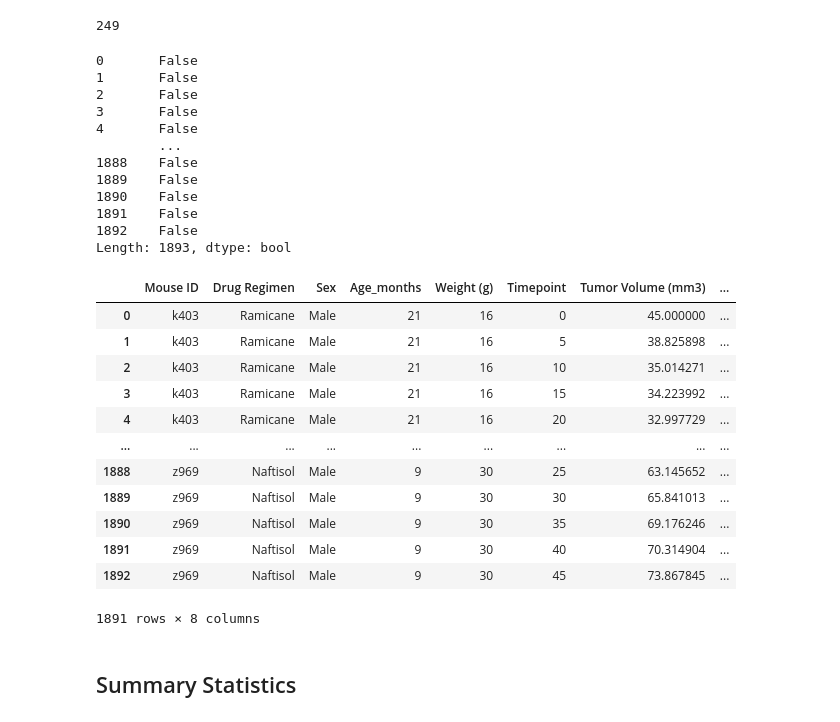
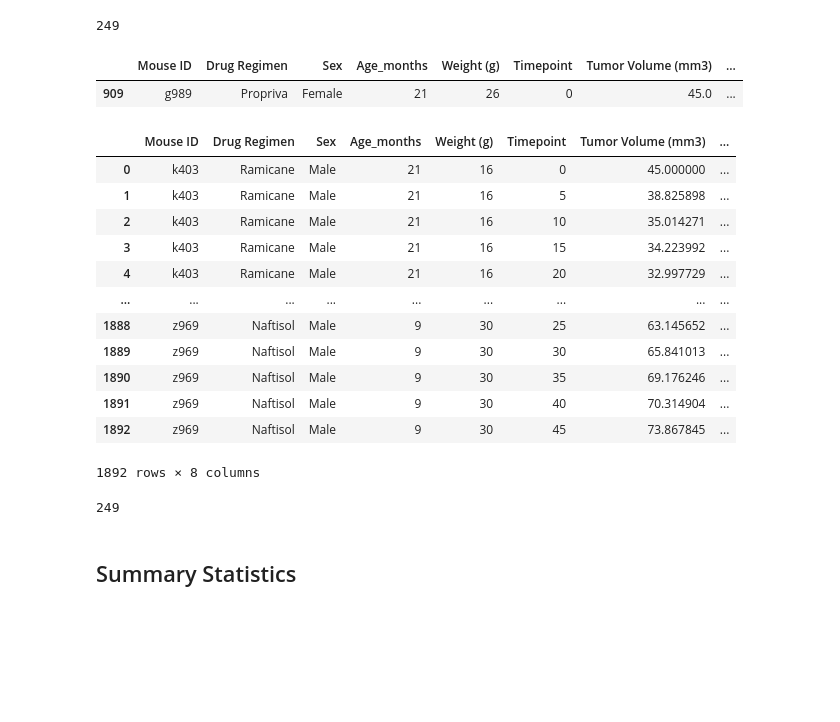
Before and after one commit to ChloeThan/Matplotlib_Challenge, a Jupyter notebook: pymaceuticals_chloe.ipynb, the cells around one changed output. Drawn from its saved outputs; the diff is of its cells as text; code cells hidden in the pictures; blank space fills up the shorter version.

```diff
--- a/pymaceuticals_chloe.ipynb
+++ b/pymaceuticals_chloe.ipynb
@@ -41,29 +41,21 @@ mouse_metadata['Mouse ID'].nunique()
 249
 # %%
 # Getting the duplicate mice by ID number that shows up for Mouse ID and Timepoint.
-duplicate_mouse_data = combined_data.duplicated(subset=['Mouse ID','Timepoint',
-'Tumor Volume (mm3)','Metastatic Sites'], keep='first')
+
+duplicate_mouse_data = combined_data.loc[combined_data.duplicated(subset=None, keep='first') == True]
+
 duplicate_mouse_data
 # %% [output]
-0       False
-1       False
-2       False
-3       False
-4       False
-        ...
-1888    False
-1889    False
-1890    False
-1891    False
-1892    False
-Length: 1893, dtype: bool
+|  | Mouse ID | Drug Regimen | Sex | Age_months | Weight (g) | Timepoint | Tumor Volume (mm3) | ... |
+| 909 | g989 | Propriva | Female | 21 | 26 | 0 | 45.0 | ... |
 # %%
 # Optional: Get all the data for the duplicate mouse ID.
 # %%
 # Create a clean DataFrame by dropping the duplicate mouse by its ID.
-sort1_mouse_data = combined_data.drop_duplicates(subset=['Mouse ID',
-'Timepoint','Tumor Volume (mm3)','Metastatic Sites'], keep=False)
-sort1_mouse_data
+
+sorted_mouse_data = combined_data.loc[combined_data.duplicated(subset=None, keep='first') == False]
+
+sorted_mouse_data
 # %% [output]
 |  | Mouse ID | Drug Regimen | Sex | Age_months | Weight (g) | Timepoint | Tumor Volume (mm3) | ... |
 | 0 | k403 | Ramicane | Male | 21 | 16 | 0 | 45.000000 | ... |
@@ -77,9 +69,12 @@ sort1_mouse_data
 | 1890 | z969 | Naftisol | Male | 9 | 30 | 35 | 69.176246 | ... |
 | 1891 | z969 | Naftisol | Male | 9 | 30 | 40 | 70.314904 | ... |
 | 1892 | z969 | Naftisol | Male | 9 | 30 | 45 | 73.867845 | ... |
-1891 rows × 8 columns
+1892 rows × 8 columns
 # %%
 # Checking the number of mice in the clean DataFrame.
+sorted_mouse_data['Mouse ID'].nunique()
+# %% [output]
+249
 # %% [markdown]
 ## Summary Statistics
 # %%
```
Also changed, not shown: parts of 3 cells of this notebook.
